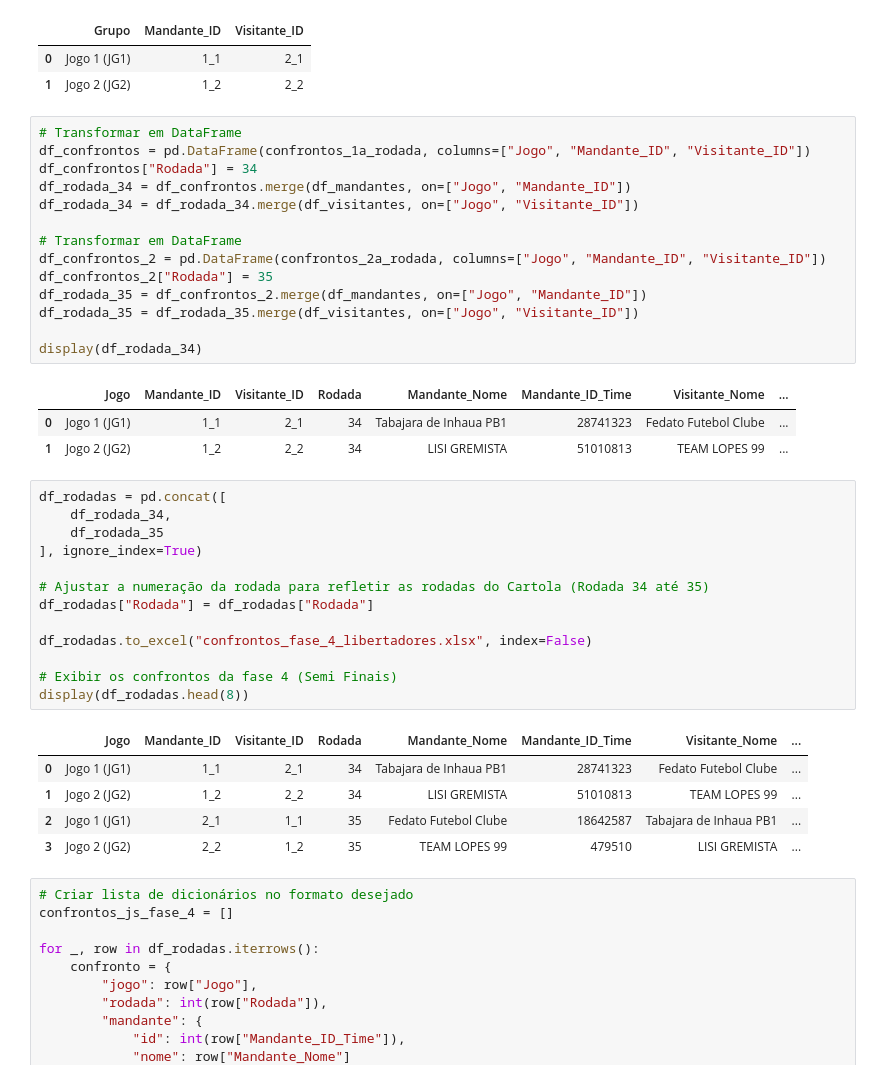
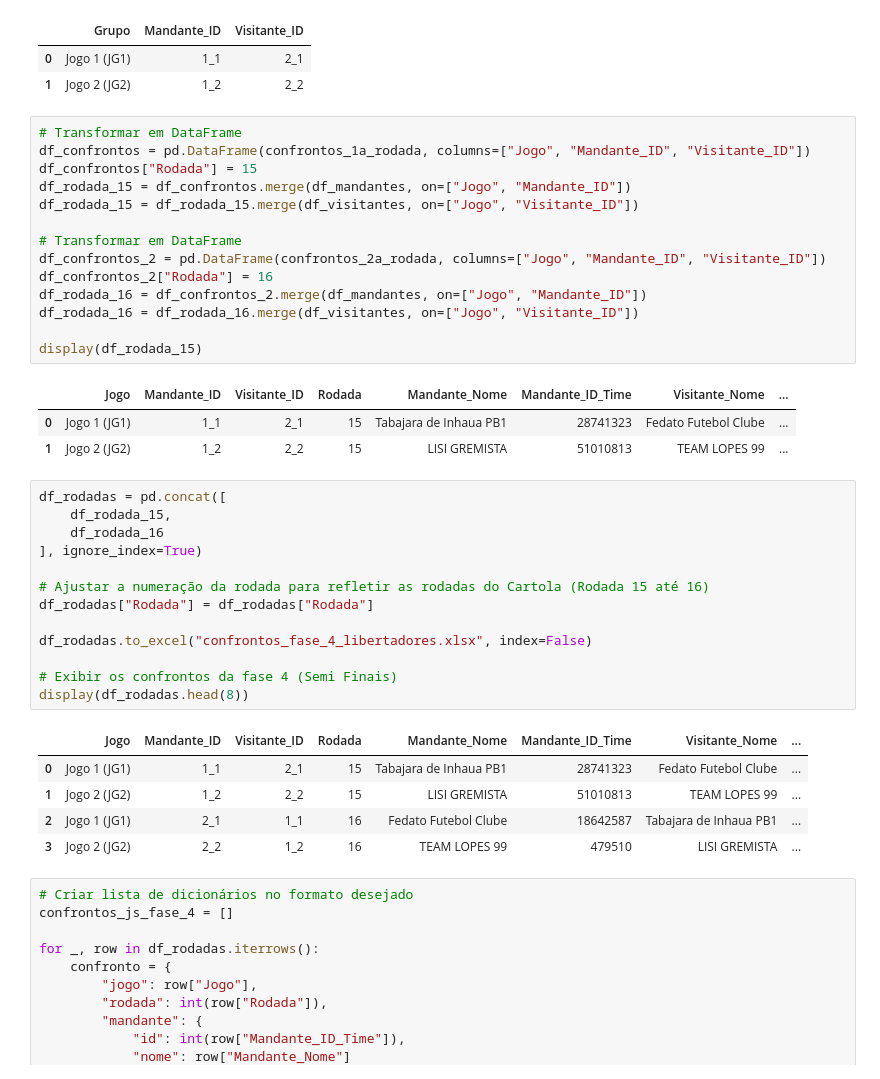
Before and after one commit to FernandoBC23/cartola_2026, a Jupyter notebook: libertadores/datasets_liberta/4_busca_dados_liberta_fase_4.ipynb, the cells around one changed output. Saved outputs shown, nothing was run; the diff lists cells and outputs as text.

Commit message:
Corrige rodadas da semifinal da Libertadores

```diff
--- a/libertadores/datasets_liberta/4_busca_dados_liberta_fase_4.ipynb
+++ b/libertadores/datasets_liberta/4_busca_dados_liberta_fase_4.ipynb
@@ -147,40 +147,40 @@ display(df_confrontos)
 # %%
 # Transformar em DataFrame
 df_confrontos = pd.DataFrame(confrontos_1a_rodada, columns=["Jogo", "Mandante_ID", "Visitante_ID"])
-df_confrontos["Rodada"] = 34
-df_rodada_34 = df_confrontos.merge(df_mandantes, on=["Jogo", "Mandante_ID"])
-df_rodada_34 = df_rodada_34.merge(df_visitantes, on=["Jogo", "Visitante_ID"])
+df_confrontos["Rodada"] = 15
+df_rodada_15 = df_confrontos.merge(df_mandantes, on=["Jogo", "Mandante_ID"])
+df_rodada_15 = df_rodada_15.merge(df_visitantes, on=["Jogo", "Visitante_ID"])
 
 # Transformar em DataFrame
 df_confrontos_2 = pd.DataFrame(confrontos_2a_rodada, columns=["Jogo", "Mandante_ID", "Visitante_ID"])
-df_confrontos_2["Rodada"] = 35
-df_rodada_35 = df_confrontos_2.merge(df_mandantes, on=["Jogo", "Mandante_ID"])
-df_rodada_35 = df_rodada_35.merge(df_visitantes, on=["Jogo", "Visitante_ID"])
+df_confrontos_2["Rodada"] = 16
+df_rodada_16 = df_confrontos_2.merge(df_mandantes, on=["Jogo", "Mandante_ID"])
+df_rodada_16 = df_rodada_16.merge(df_visitantes, on=["Jogo", "Visitante_ID"])
 
-display(df_rodada_34)
+display(df_rodada_15)
 # %% [output]
 |  | Jogo | Mandante_ID | Visitante_ID | Rodada | Mandante_Nome | Mandante_ID_Time | Visitante_Nome | ... |
-| 0 | Jogo 1 (JG1) | 1_1 | 2_1 | 34 | Tabajara de Inhaua PB1 | 28741323 | Fedato Futebol Clube | ... |
-| 1 | Jogo 2 (JG2) | 1_2 | 2_2 | 34 | LISI GREMISTA | 51010813 | TEAM LOPES 99 | ... |
+| 0 | Jogo 1 (JG1) | 1_1 | 2_1 | 15 | Tabajara de Inhaua PB1 | 28741323 | Fedato Futebol Clube | ... |
+| 1 | Jogo 2 (JG2) | 1_2 | 2_2 | 15 | LISI GREMISTA | 51010813 | TEAM LOPES 99 | ... |
 # %%
 df_rodadas = pd.concat([
-    df_rodada_34,
-    df_rodada_35
+    df_rodada_15,
+    df_rodada_16
 ], ignore_index=True)
 
-# Ajustar a numeração da rodada para refletir as rodadas do Cartola (Rodada 34 até 35)
+# Ajustar a numeração da rodada para refletir as rodadas do Cartola (Rodada 15 até 16)
 df_rodadas["Rodada"] = df_rodadas["Rodada"]
 
 df_rodadas.to_excel("confrontos_fase_4_libertadores.xlsx", index=False)
 
 # Exibir os confrontos da fase 4 (Semi Finais)
 display(df_rodadas.head(8))
 # %% [output]
 |  | Jogo | Mandante_ID | Visitante_ID | Rodada | Mandante_Nome | Mandante_ID_Time | Visitante_Nome | ... |
-| 0 | Jogo 1 (JG1) | 1_1 | 2_1 | 34 | Tabajara de Inhaua PB1 | 28741323 | Fedato Futebol Clube | ... |
-| 1 | Jogo 2 (JG2) | 1_2 | 2_2 | 34 | LISI GREMISTA | 51010813 | TEAM LOPES 99 | ... |
-| 2 | Jogo 1 (JG1) | 2_1 | 1_1 | 35 | Fedato Futebol Clube | 18642587 | Tabajara de Inhaua PB1 | ... |
-| 3 | Jogo 2 (JG2) | 2_2 | 1_2 | 35 | TEAM LOPES 99 | 479510 | LISI GREMISTA | ... |
+| 0 | Jogo 1 (JG1) | 1_1 | 2_1 | 15 | Tabajara de Inhaua PB1 | 28741323 | Fedato Futebol Clube | ... |
+| 1 | Jogo 2 (JG2) | 1_2 | 2_2 | 15 | LISI GREMISTA | 51010813 | TEAM LOPES 99 | ... |
+| 2 | Jogo 1 (JG1) | 2_1 | 1_1 | 16 | Fedato Futebol Clube | 18642587 | Tabajara de Inhaua PB1 | ... |
+| 3 | Jogo 2 (JG2) | 2_2 | 1_2 | 16 | TEAM LOPES 99 | 479510 | LISI GREMISTA | ... |
 # %%
 # Criar lista de dicionários no formato desejado
 confrontos_js_fase_4 = []
```
Also changed, not shown: parts of 9 cells of this notebook, 8 other files.
